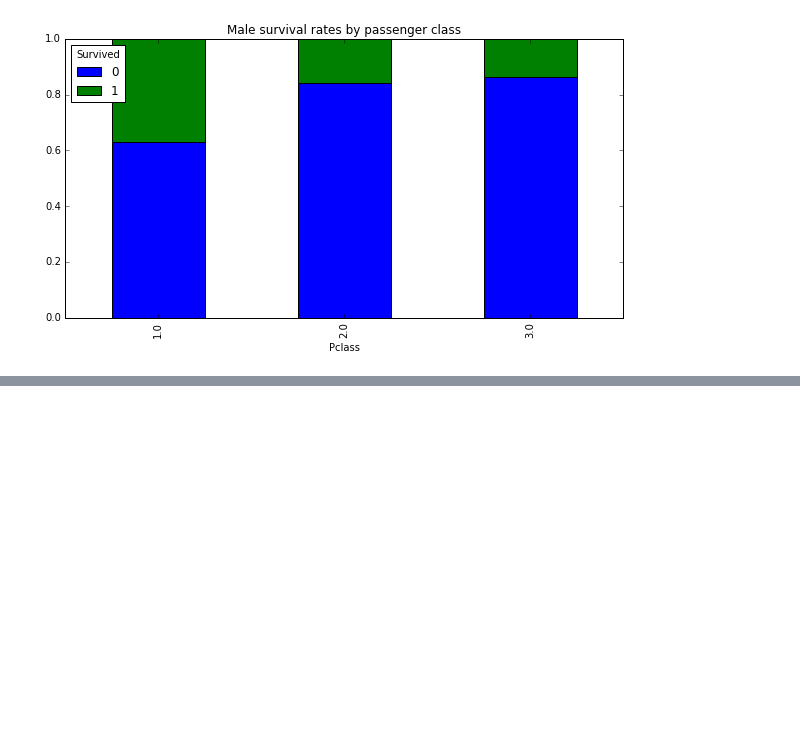
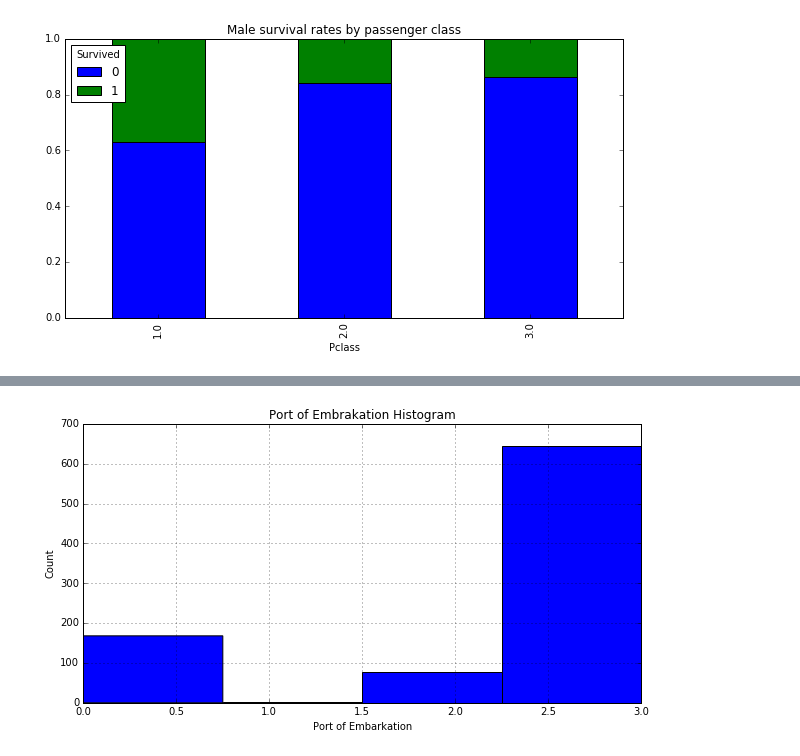
Before and after one commit to etheleon/data-science-for-fun, a Jupyter notebook: Titanic/Titanic in Another Aspects.ipynb, the cells around one changed output, grey strips where cells are left out. Saved outputs shown, nothing was run; the diff lists cells and outputs as text; code cells hidden in the pictures; blank space fills up the shorter version.

```diff
--- a/Titanic/Titanic in Another Aspects.ipynb
+++ b/Titanic/Titanic in Another Aspects.ipynb
@@ -185,3 +185,9 @@ df_train[df_train['Embarked'].isnull()]
 |  | PassengerId | Survived | Pclass | Name | Sex | Age | SibSp | Parch | Ticket | Fare | ... |
 | 61 | 62 | 1 | 1 | Icard, Miss. Amelie | female | 38.0 | 0 | 0 | 113572 | 80.0 | ... |
 | 829 | 830 | 1 | 1 | Stone, Mrs. George Nelson (Martha... | female | 62.0 | 0 | 0 | 113572 | 80.0 | ... |
+# %%
+df_train['Embarked'] = df_train['Embarked'].fillna('None')
+# %%
+embarked_locs = sorted(df_train['Embarked'].unique())
+embarked_locs_mapping = dict(zip(embarked_locs, range(0, len(embarked_locs) + 1)))
+embarked_locs_mapping
@@ -187,0 +196,6 @@ df_train[df_train['Embarked'].isnull()]
+# %%
+# df_train['Embarked_Val'] = df_train['Embarked'].map(embarked_locs_mapping).astype(int)
+df_train['Embarked_Val'] = df_train['Embarked'] \
+                               .map(embarked_locs_mapping) \
+                               .astype(int)
+df_train.head()
@@ -187,0 +209,8 @@ df_train[df_train['Embarked'].isnull()]
+# %%
+df_train['Embarked_Val'].hist(bins=len(embarked_locs), range=(0, 3))
+plt.title('Port of Embrakation Histogram')
+plt.xlabel('Port of Embarkation')
+plt.ylabel('Count')
+plt.show()
+# %% [output]
+[figure, added]
```
Also changed, not shown: parts of 7 cells of this notebook.
